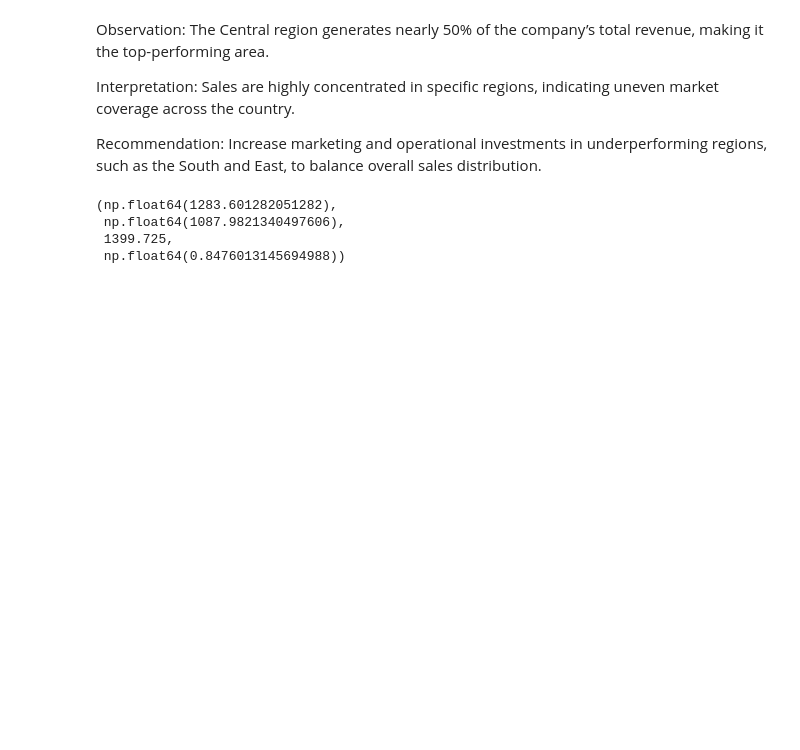
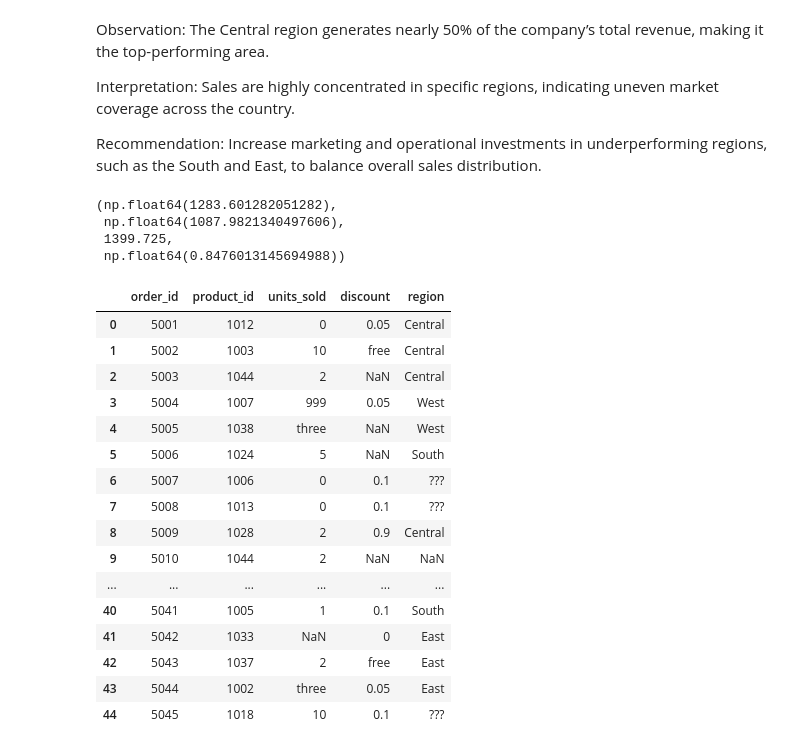
Before and after one commit to SamKratin/python-dataframes-exercises, a Jupyter notebook: python_drill_through.ipynb, the cells around one changed output. Drawn from its saved outputs; the diff is of its cells as text; code cells hidden in the pictures; blank space fills up the shorter version.

```diff
--- a/python_drill_through.ipynb
+++ b/python_drill_through.ipynb
@@ -551,3 +551,24 @@ mean_rev, std_rev, iqr, cv
  np.float64(1087.9821340497606),
  1399.725,
  np.float64(0.8476013145694988))
+# %%
+s = pd.read_csv(r'datasets\sales_dirty7.csv')
+p = pd.read_csv(r'datasets\products_dirty_7.csv')
+# %% [output]
+|  | order_id | product_id | units_sold | discount | region |
+| 0 | 5001 | 1012 | 0 | 0.05 | Central |
+| 1 | 5002 | 1003 | 10 | free | Central |
+| 2 | 5003 | 1044 | 2 | NaN | Central |
+| 3 | 5004 | 1007 | 999 | 0.05 | West |
+| 4 | 5005 | 1038 | three | NaN | West |
+| 5 | 5006 | 1024 | 5 | NaN | South |
+| 6 | 5007 | 1006 | 0 | 0.1 | ??? |
+| 7 | 5008 | 1013 | 0 | 0.1 | ??? |
+| 8 | 5009 | 1028 | 2 | 0.9 | Central |
+| 9 | 5010 | 1044 | 2 | NaN | NaN |
+| ... | ... | ... | ... | ... | ... |
+| 40 | 5041 | 1005 | 1 | 0.1 | South |
+| 41 | 5042 | 1033 | NaN | 0 | East |
+| 42 | 5043 | 1037 | 2 | free | East |
+| 43 | 5044 | 1002 | three | 0.05 | East |
+| 44 | 5045 | 1018 | 10 | 0.1 | ??? |
```
Also changed, not shown: parts of 5 cells of this notebook, 2 other files.
